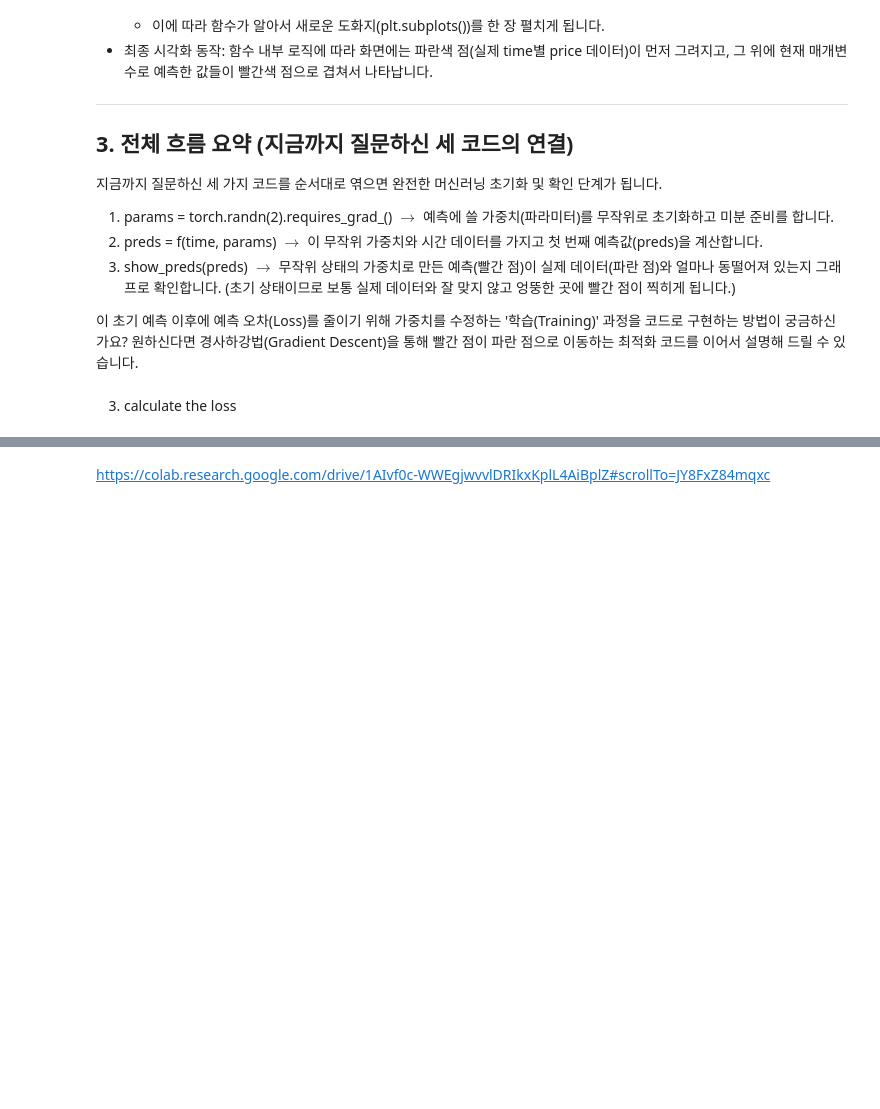
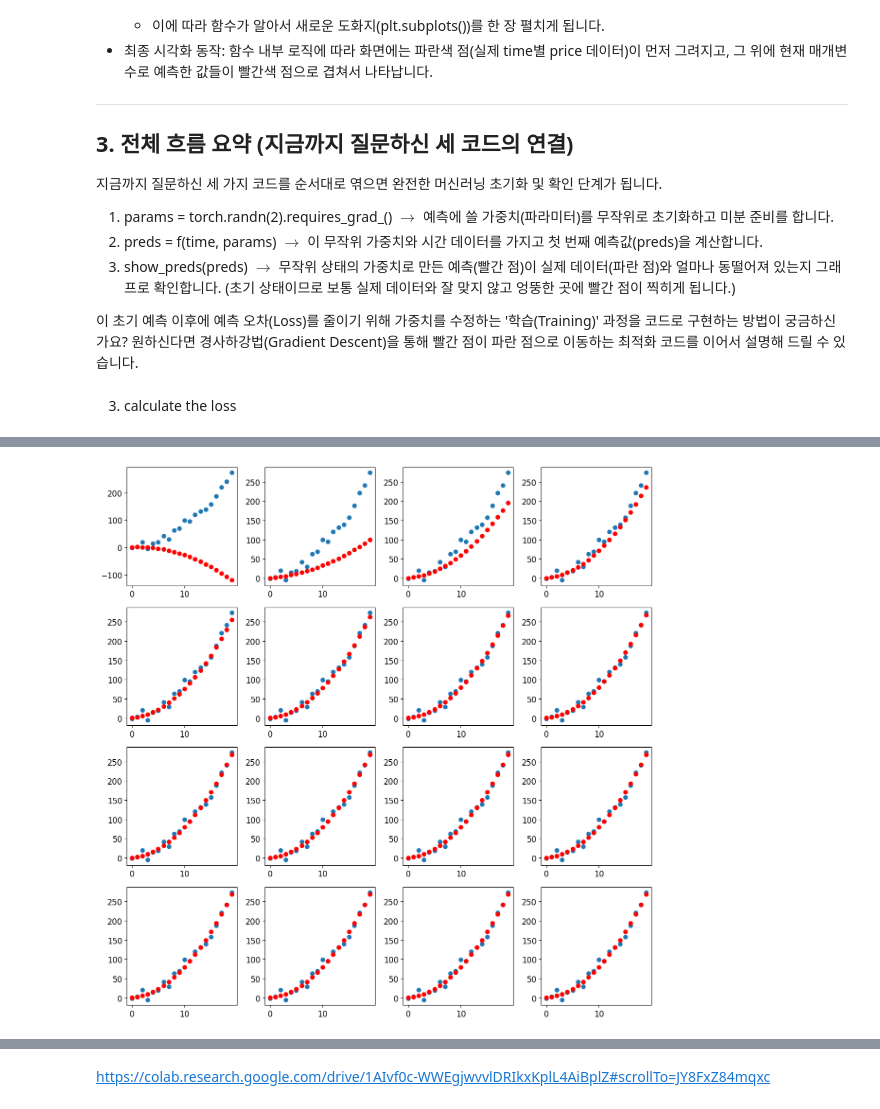
Before and after one commit to groomigroom/python_files, a Jupyter notebook: machine_learning/video_경사하강.ipynb, the cells around one changed output, grey strips where cells are left out. Saved outputs shown, nothing was run; the diff lists cells and outputs as text; code cells hidden in the pictures; blank space fills up the shorter version.

```diff
--- a/machine_learning/video_경사하강.ipynb
+++ b/machine_learning/video_경사하강.ipynb
@@ -1109,0 +1592,7 @@ show_preds(preds)
+# %%
+def f(t, params):
+  a,b,c = params
+  return a*(t**2) + b*t + c
+
+params = torch.randn(3).requires_grad_()
+params
@@ -1109,0 +1653,10 @@ show_preds(preds)
+# %%
+lr = 1e-5
+
+_, axs = plt.subplots(4, 4, figsize=(12,12))
+for ax in axs.flat:
+  show_preds(apply_step(params, False), ax)
+
+plt.tight_layout()
+# %% [output]
+[figure, added]
```
Also changed, not shown: parts of 26 cells of this notebook.
